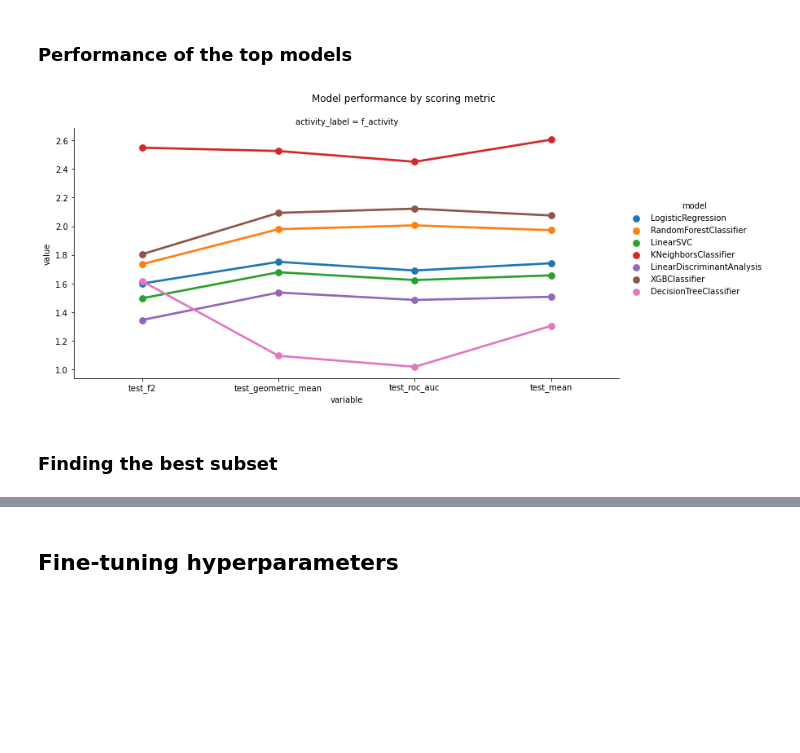
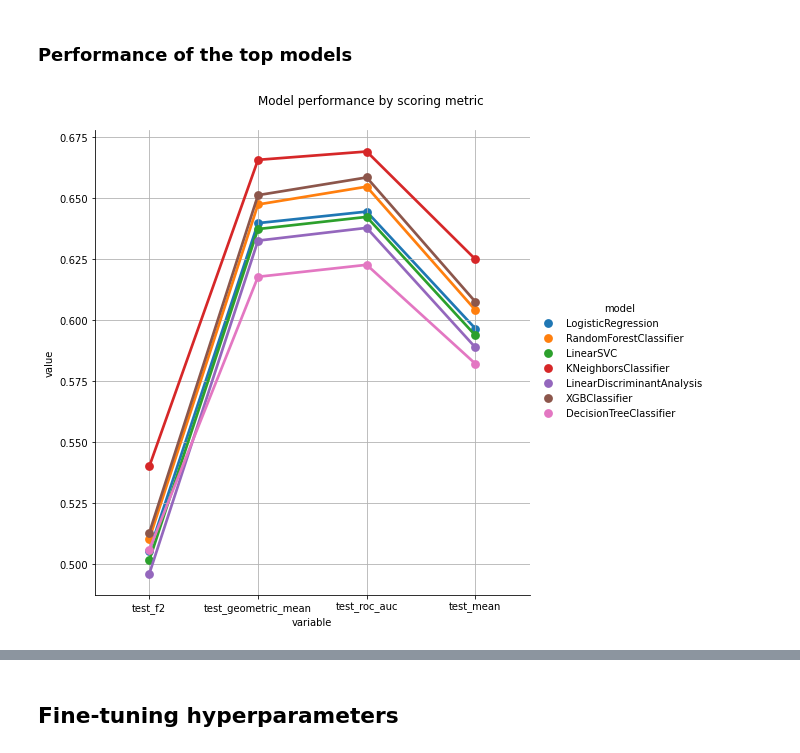
Before and after one commit to caiocrocha/SarsCov2Classifier, a Jupyter notebook: ML_results.ipynb, the cells around one changed output, grey strips where cells are left out. Saved outputs shown, nothing was run; the diff lists cells and outputs as text; code cells hidden in the pictures; blank space fills up the shorter version.

Commit message:
Plots performance antes e depois da otimizacao dos parametros

```diff
--- a/ML_results.ipynb
+++ b/ML_results.ipynb
@@ -83,18 +99,13 @@ plt.show()
 <a id='performance'></a>
 ### Performance of the top models
 # %%
-from sklearn.preprocessing import StandardScaler
-
-df = scores_data[['activity_label','model',*test_metrics]].copy()
-df[test_metrics] = StandardScaler().fit_transform(df[test_metrics])
-top = pd.melt(df.groupby(['activity_label', 'model']).head(1),
-              id_vars=['activity_label','model'], value_vars=test_metrics)
+df = scores_data[['model',*test_metrics]].copy()
+top = pd.melt(df.groupby(['model']).head(1),
+              id_vars=['model'], value_vars=test_metrics)
 sns.catplot(kind='point', data=top.sort_values('value', ascending=False), x='variable', y='value',
-            hue='model', row='activity_label', aspect=2, order=test_metrics, hue_order=model_list)
+            hue='model', height = 7, order=test_metrics, hue_order=model_list)
 plt.suptitle('Model performance by scoring metric', y=1.05)
+plt.grid()
 plt.savefig('figures/test_performance.png', dpi=128)
 # %% [output]
-[figure, old version]
+[figure, new version]
-# %% [markdown]
-<a id='finding'></a>
-### Finding the best subset
```
Also changed, not shown: parts of 19 cells of this notebook, 2 other files.
